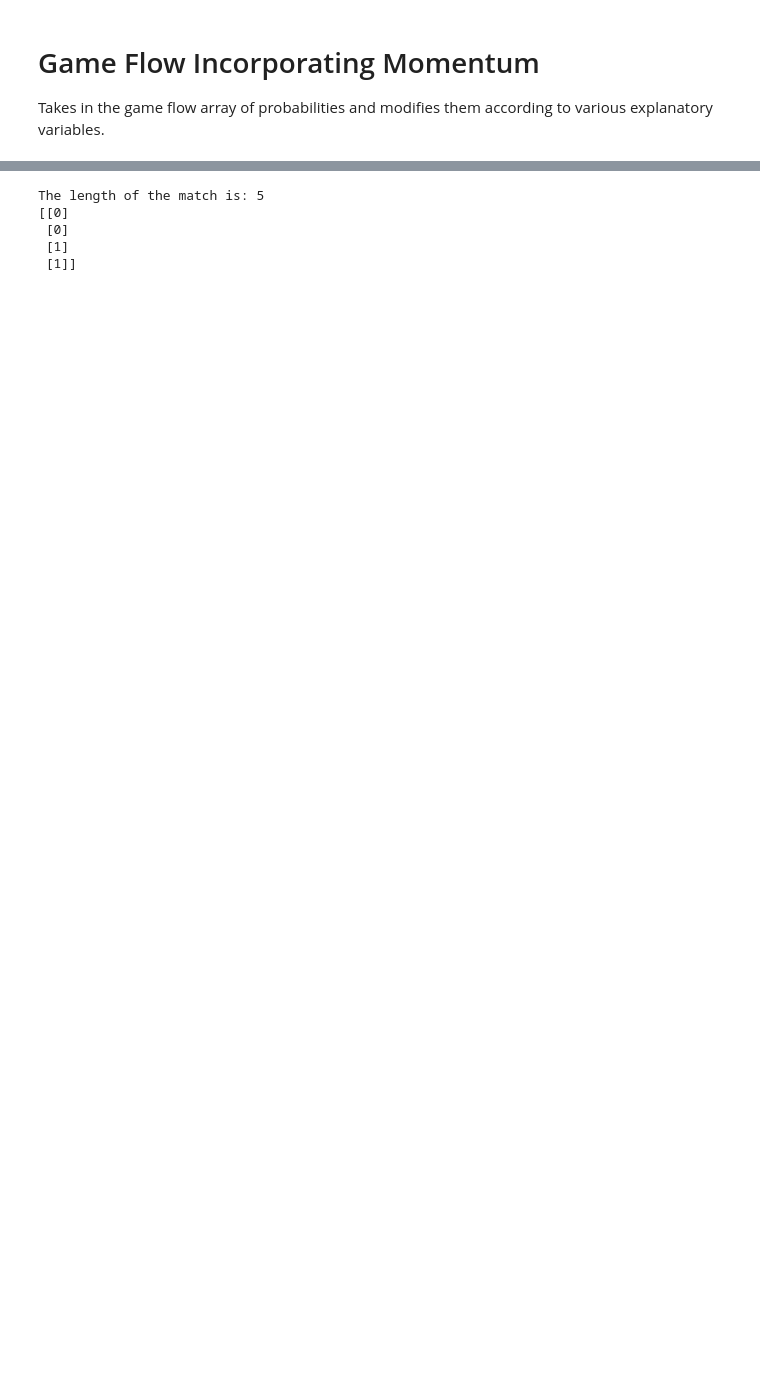
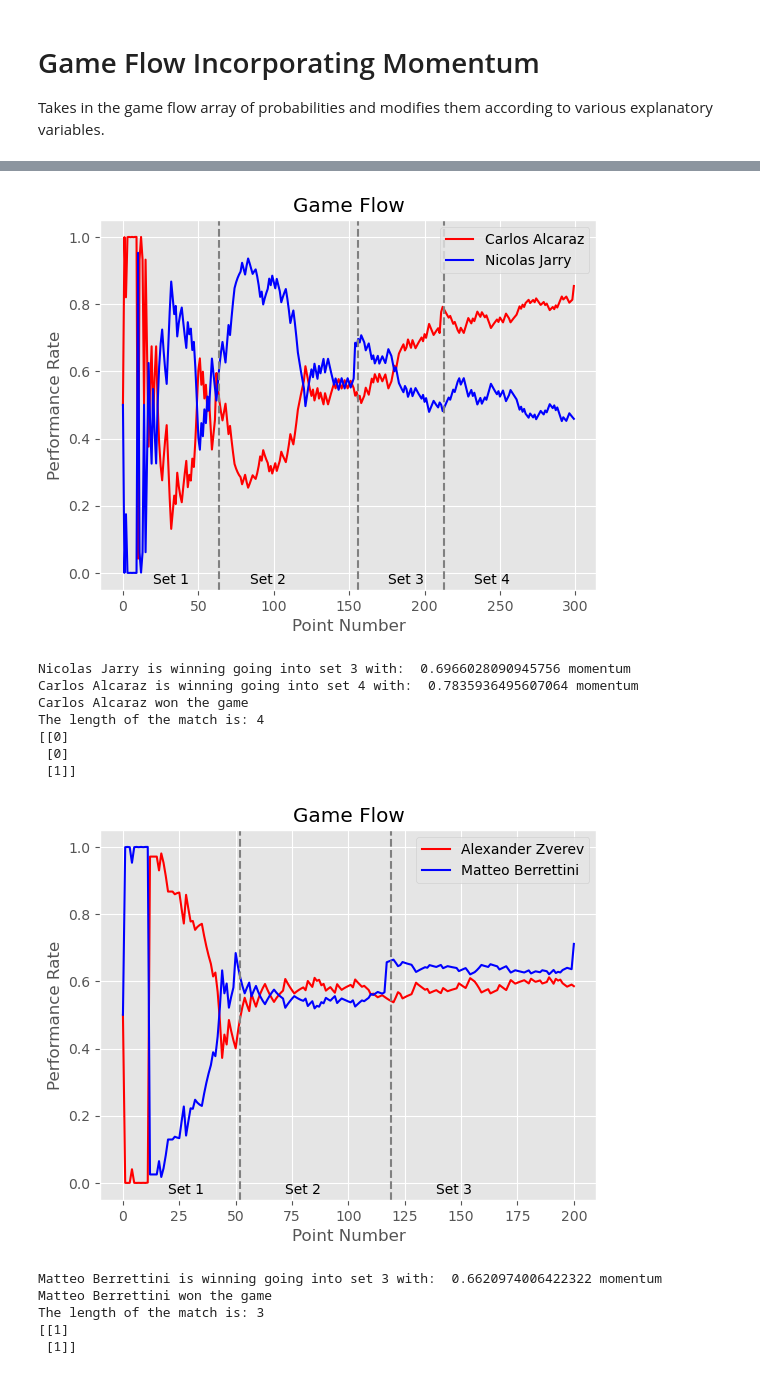
Before and after one commit to Alexkazmirchuk1/Tennis-Data-Analysis-Research, a Jupyter notebook: Main.ipynb, the cells around one changed output, grey strips where cells are left out. Cells and saved outputs as stored; diff of their text form; code cells hidden in the pictures; blank space fills up the shorter version.

Commit message:
Check multiple matches at once

```diff
--- a/Main.ipynb
+++ b/Main.ipynb
@@ -97,7 +98,7 @@ def modify_momentum(match_data, probability_array, player):
         if (won_set):
             n += 1
 
-        if (n > 0):
+        if (n >= 0):
             probability_array[index] = (((x**n)-1)/(x**n) + (1/(x**n))*probability_array[index])
 
 
@@ -118,7 +119,7 @@ def modify_momentum_err(match_data, momentum_array, player):
         if (unf_err):
             n += 1
 
-        if (n > 0):
+        if (n >= 0):
             array.append (((x**n) - 1) / (x**n) + (1 / (x**n)) * momentum_array[index])
 
     return array
@@ -331,8 +354,0 @@ class MarkovChain:
-# %%
-MATCH_TO_EXAMINE = '2023-wimbledon-1701'
-FILE = '2023-wimbledon-data.csv'
-
-model = MarkovChain(FILE, MATCH_TO_EXAMINE)
-model.train()
-model.graph_momentum()
-data, win = model.prediction()
@@ -387,13 +355,49 @@ Correct set predictions:
-# %%
-match_total_sets = len(predicted_winner)+1
-match_length = [i for i in range(2, match_total_sets+1)]
-result_array = np.vstack([1 if elem in equal_elements else 0 for elem in match_length])
-result_array
-print("The length of the match is:",match_total_sets)
-print(result_array)
-# %% [output]
-The length of the match is: 5
-[[0]
- [0]
- [1]
- [1]]
+# %%
+FILE = '2023-wimbledon-data.csv'
+MATCHES_TO_EXAMINE = ['2023-wimbledon-1301', '2023-wimbledon-1302', '2023-wimbledon-1303', '2023-wimbledon-1304', '2023-wimbledon-1305','2023-wimbledon-1306','2023-wimbledon-1307','2023-wimbledon-1308','2023-wimbledon-1309',
+                      '2023-wimbledon-1310','2023-wimbledon-1311','2023-wimbledon-1312','2023-wimbledon-1313','2023-wimbledon-1314','2023-wimbledon-1315','2023-wimbledon-1316','2023-wimbledon-1401','2023-wimbledon-1402',
+                      '2023-wimbledon-1403','2023-wimbledon-1404','2023-wimbledon-1405','2023-wimbledon-1406','2023-wimbledon-1407','2023-wimbledon-1408','2023-wimbledon-1501','2023-wimbledon-1502','2023-wimbledon-1503',
+                      '2023-wimbledon-1504','2023-wimbledon-1601','2023-wimbledon-1602','2023-wimbledon-1701']
+
+set1_correct = set1_total = set2_correct = set2_total = set3_correct = set3_total = set4_correct = set4_total = 0
+
+for MATCH_TO_EXAMINE in MATCHES_TO_EXAMINE:
+    model = MarkovChain(FILE, MATCH_TO_EXAMINE)
+    model.train()
+    model.graph_momentum()
+    result_array = model.prediction()
+
+    try:
+        set1_correct += result_array[0]
+        set1_total += 1
+
+        set2_correct += result_array[1]
+        set2_total += 1
+
+        set3_correct += result_array[2]
+        set3_total += 1
+
+        set4_correct += result_array[3]
+        set4_total += 1
+    finally:
+        continue
+
+print(f"Predicted winner at set 2 correctly {set1_correct} / {set1_total} times")
+print(f"Predicted winner at set 3 correctly {set2_correct} / {set2_total} times")
+print(f"Predicted winner at set 4 correctly {set3_correct} / {set3_total} times")
+print(f"Predicted winner at set 5 correctly {set4_correct} / {set4_total} times")
+# %% [output]
+[figure, added]
+Nicolas Jarry is winning going into set 3 with:  0.6966028090945756 momentum
+Carlos Alcaraz is winning going into set 4 with:  0.7835936495607064 momentum
+Carlos Alcaraz won the game
+The length of the match is: 4
+[[0]
+ [0]
+ [1]]
+[figure, added]
+Matteo Berrettini is winning going into set 3 with:  0.6620974006422322 momentum
+Matteo Berrettini won the game
+The length of the match is: 3
+[[1]
+ [1]]
```
Also changed, not shown: parts of 8 cells of this notebook.
